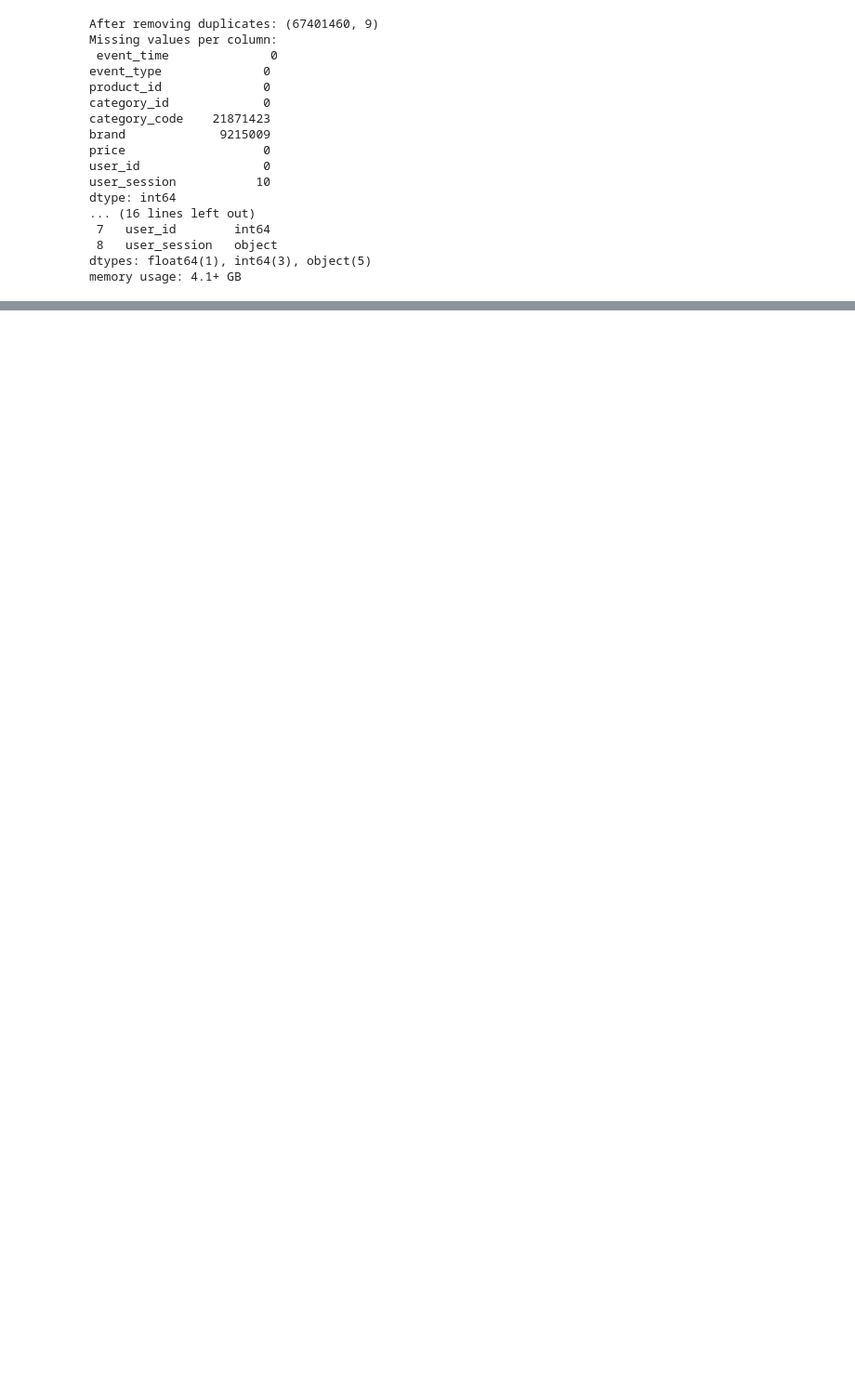
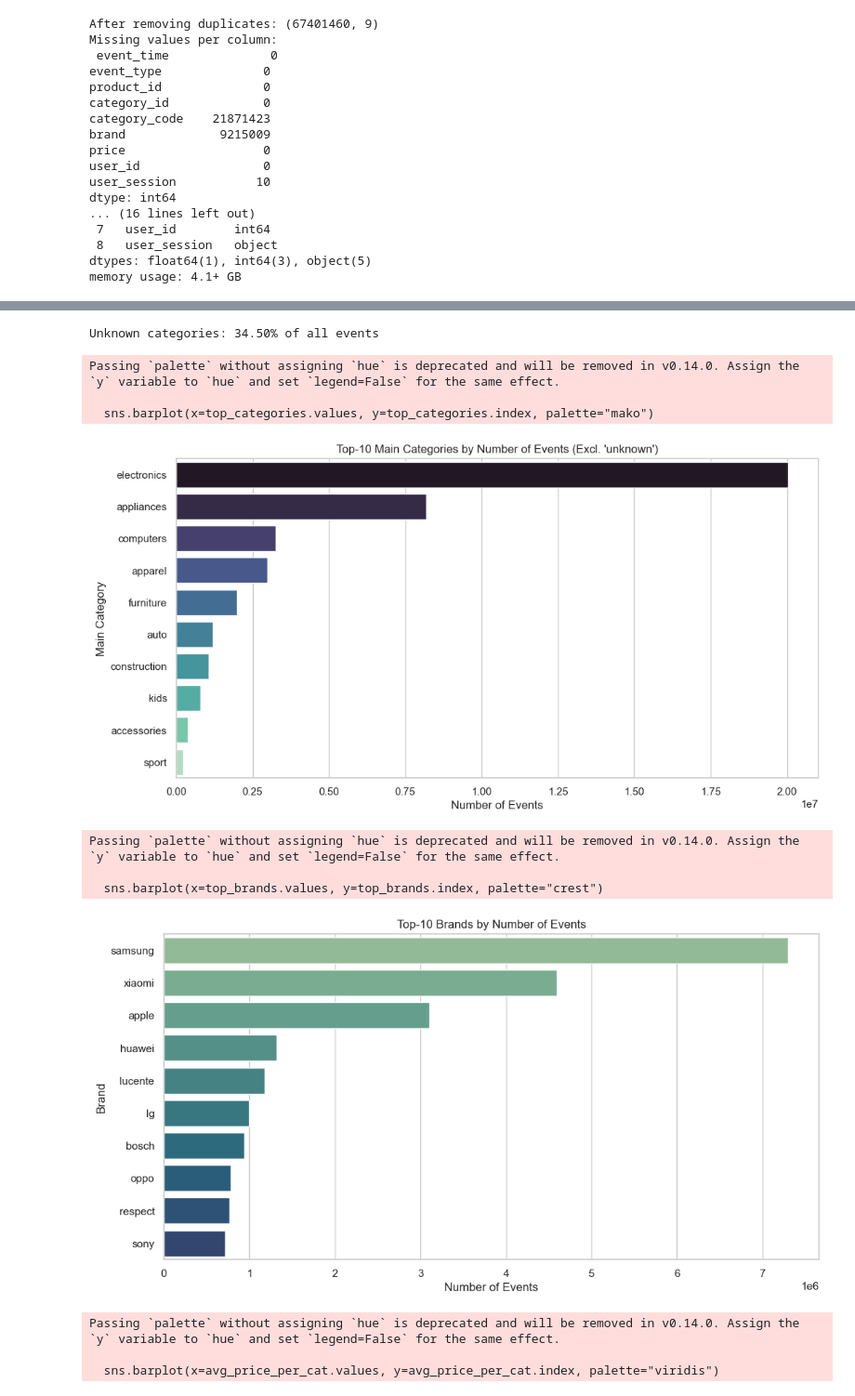
Before and after one commit to Oughtteaugh/ecommerce-behavior-analysis, a Jupyter notebook: notebooks/analysis.ipynb, the cells around one changed output, grey strips where cells are left out. Shown at 93% size. Saved outputs shown, nothing was run; the diff lists cells and outputs as text; code cells hidden in the pictures; blank space fills up the shorter version.

```diff
--- a/notebooks/analysis.ipynb
+++ b/notebooks/analysis.ipynb
@@ -120,0 +176,66 @@ df.head()
+# %%
+# =======================
+# CATEGORY & BRAND ANALYSIS
+# =======================
+
+# 0. Calculate percentage of 'unknown' categories
+unknown_percent = (df['main_category'] == 'unknown').mean() * 100
+print(f"Unknown categories: {unknown_percent:.2f}% of all events")
+
+# 1. Top-10 main categories excluding 'unknown'
+top_categories = df[df['main_category'] != 'unknown']['main_category'].value_counts().head(10)
+
+sns.barplot(x=top_categories.values, y=top_categories.index, palette="mako")
+plt.title("Top-10 Main Categories by Number of Events (Excl. 'unknown')")
+plt.xlabel("Number of Events")
+plt.ylabel("Main Category")
+plt.show()
+
+# 2. Top-10 brands by number of events
+top_brands = df['brand'].value_counts().drop('nan', errors='ignore').head(10)
+
+sns.barplot(x=top_brands.values, y=top_brands.index, palette="crest")
+plt.title("Top-10 Brands by Number of Events")
+plt.xlabel("Number of Events")
+plt.ylabel("Brand")
+plt.show()
+
+# 3. Average price per main category excluding 'unknown'
+avg_price_per_cat = (
+    df[df['main_category'] != 'unknown']
+    .groupby('main_category')['price']
+    .mean()
+    .sort_values(ascending=False)
+    .head(10)
+)
+
+sns.barplot(x=avg_price_per_cat.values, y=avg_price_per_cat.index, palette="viridis")
+plt.title("Average Price by Main Category (Top-10, excl. 'unknown')")
+plt.xlabel("Average Price")
+plt.ylabel("Main Category")
+plt.show()
+
+# 4. Boxplot of prices for top-5 categories excluding 'unknown'
+top5_cats = top_categories.index[:5]
+df_top5 = df[df['main_category'].isin(top5_cats)]
+
+sns.boxplot(x='main_category', y='price', data=df_top5, palette="Set2")
+plt.title("Price Distribution for Top-5 Main Categories (Excl. 'unknown')")
+plt.xlabel("Main Category")
+plt.ylabel("Price")
+plt.xticks(rotation=45)
+plt.ylim(0, df_top5['price'].quantile(0.95))  # limit to avoid extreme outliers
+plt.show()
+# %% [output]
+Unknown categories: 34.50% of all events
+Passing `palette` without assigning `hue` is deprecated and will be removed in v0.14.0. Assign the `y` variable to `hue` and set `legend=False` for the same effect.
+
+  sns.barplot(x=top_categories.values, y=top_categories.index, palette="mako")
+[figure, added]
+Passing `palette` without assigning `hue` is deprecated and will be removed in v0.14.0. Assign the `y` variable to `hue` and set `legend=False` for the same effect.
+
+  sns.barplot(x=top_brands.values, y=top_brands.index, palette="crest")
+[figure, added]
+Passing `palette` without assigning `hue` is deprecated and will be removed in v0.14.0. Assign the `y` variable to `hue` and set `legend=False` for the same effect.
+
+  sns.barplot(x=avg_price_per_cat.values, y=avg_price_per_cat.index, palette="viridis")
```
Also changed, not shown: parts of 3 cells of this notebook.
